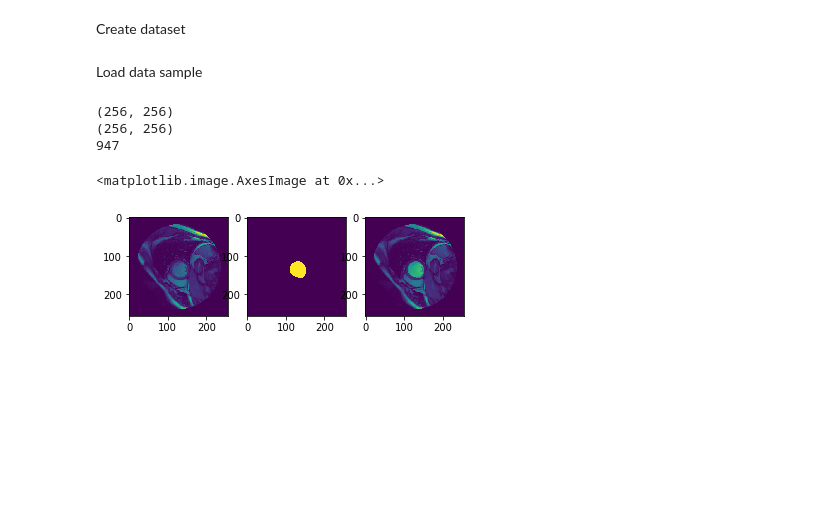
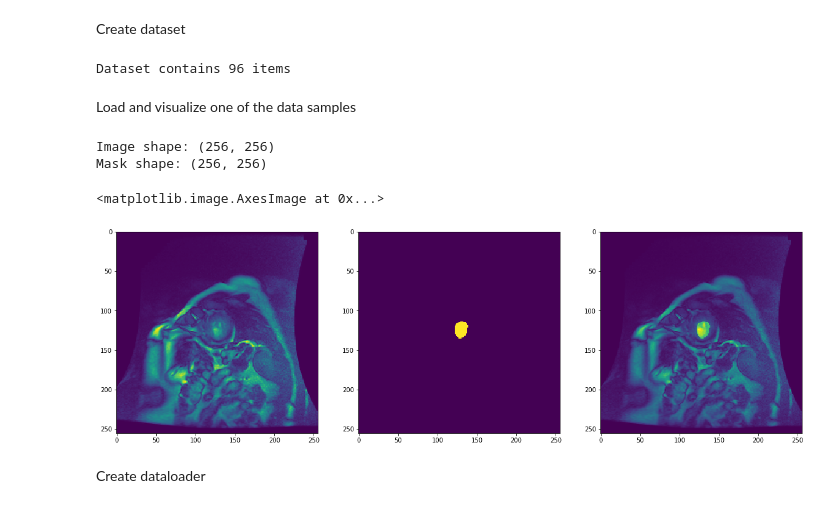
Before and after one commit to trifonova-n/challenge, a Jupyter notebook: visualize_data.ipynb, the cells around one changed output. Saved outputs shown, nothing was run; the diff lists cells and outputs as text; code cells hidden in the pictures; blank space fills up the shorter version.

Commit message:
added dataloader

```diff
--- a/visualize_data.ipynb
+++ b/visualize_data.ipynb
@@ -15,22 +14,26 @@ Create dataset
 # %%
 data_path = 'data/final_data'
 data = DICOMDataset(data_path)
+print('Dataset contains %d items' % len(data))
+# %% [output]
+Dataset contains 96 items
-# %% [markdown]
-Load data sample
+# %% [markdown]
+Load and visualize one of the data samples
 # %%
-sample = data[5]
-print(sample['pixel_data'].shape)
-print(sample['mask'].shape)
-print(np.max(sample['pixel_data']))
+sample = data[95]
+print('Image shape:', sample['pixel_data'].shape)
+print('Mask shape:', sample['mask'].shape)
+plt.rcParams['figure.figsize'] = [20, 20]
 plt.subplot(131)
 plt.imshow(sample['pixel_data'])
 plt.subplot(132)
 plt.imshow(sample['mask'])
 plt.subplot(133)
 plt.imshow(sample['pixel_data']*np.invert(sample['mask']) + (sample['pixel_data'] + 300)*sample['mask'])
 # %% [output]
-(256, 256)
-(256, 256)
-947
+Image shape: (256, 256)
+Mask shape: (256, 256)
 <matplotlib.image.AxesImage at 0x...>
-[figure, old version]
+[figure, new version]
+# %% [markdown]
+Create dataloader
```
Also changed, not shown: parts of 5 cells of this notebook, 2 other files.
